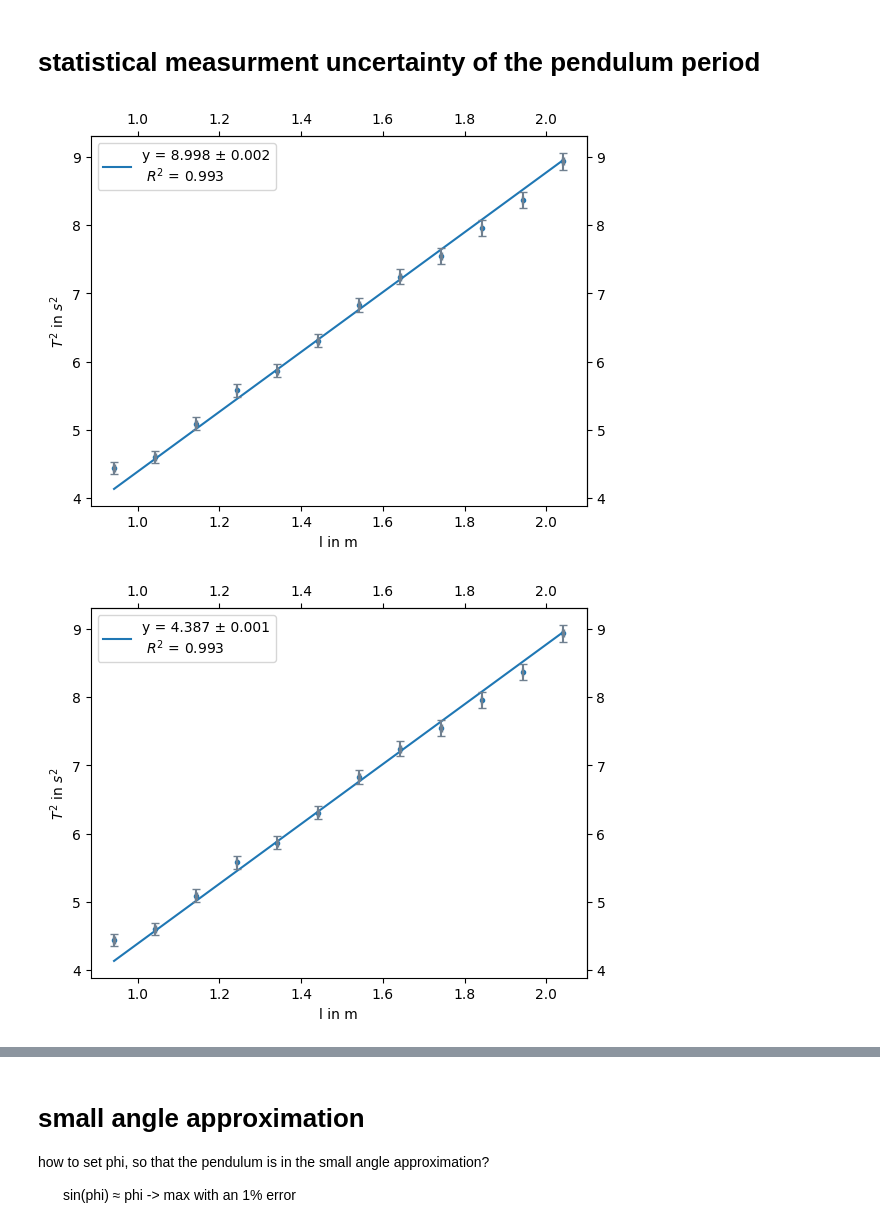
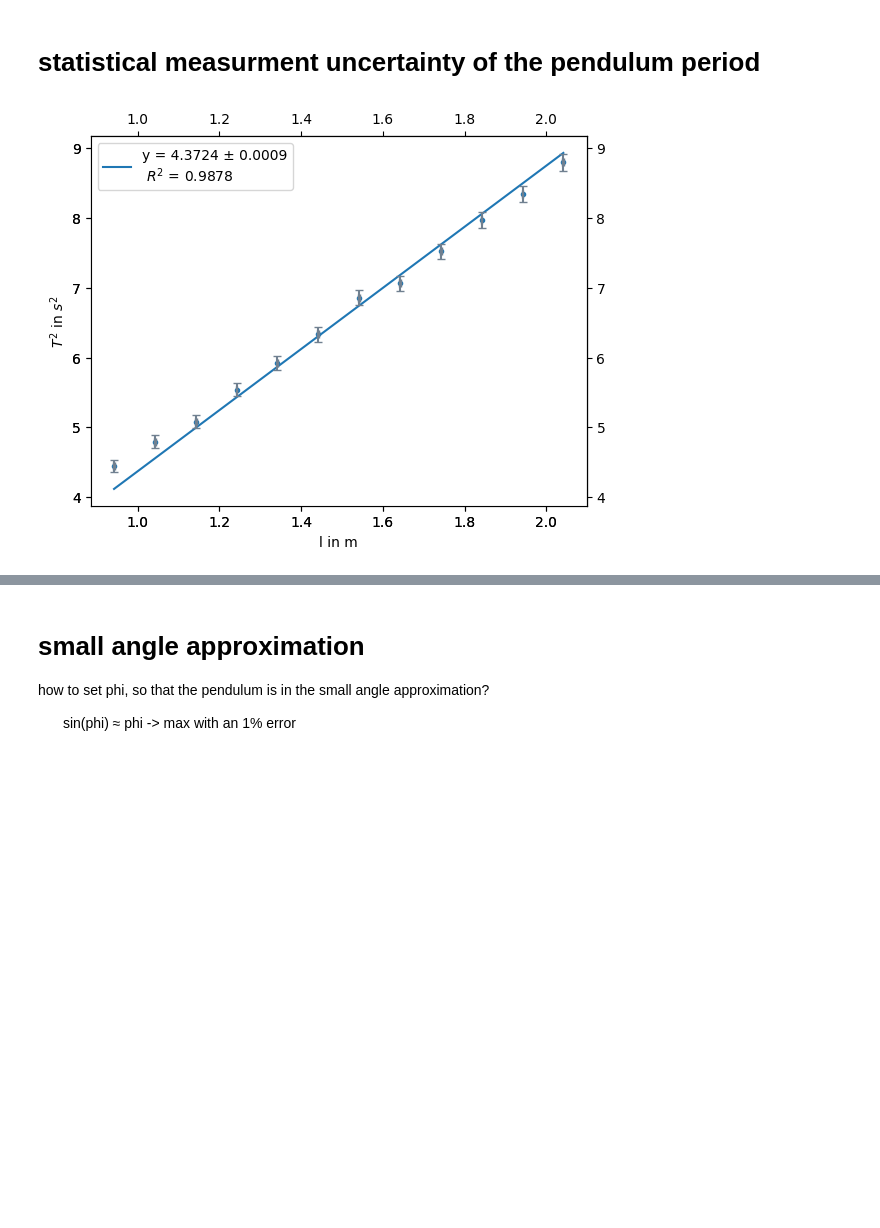
Before and after one commit to huyenanh-nguyen/MB14_Classical_mechanics, a Jupyter notebook: Pendulum/F3_Pendulum.ipynb, the cells around one changed output, grey strips where cells are left out. Saved outputs shown, nothing was run; the diff lists cells and outputs as text; code cells hidden in the pictures; blank space fills up the shorter version.

```diff
--- a/Pendulum/F3_Pendulum.ipynb
+++ b/Pendulum/F3_Pendulum.ipynb
@@ -14,14 +14,13 @@ from pendulum import Pendulum
 # %%
 excel = PurePath(str(Path.cwd()) + "/" + ("F3_Fadenpendel_oscar.xlsx"))
 excelanh = PurePath(str(Path.cwd()) + "/" + ("F3_Fadenpendel.xlsx"))
 oma = Pendulum(excel)
 mao = Pendulum(excelanh)
 
-oma.plot_slope(0.001, 0.0012, 0.01, 0.1)
-oma.plot_through_origin(0.001, 0.0012, 0.01, 0.1)
+# oma.plot_slope(0.001, 0.0012, 0.01, 0.1)
+# oma.combinedplot(0.001, 0.0012, 0.01, 0.1)
 
-mao.plot_slope(0.001, 0.0012, 0.01, 0.1)
-mao.plot_through_origin(0.001, 0.0012, 0.01, 0.1)
+# mao.plot_slope(0.001, 0.0012, 0.01, 0.1)
+mao.combinedplot(0.001, 0.0012, 0.01, 0.1)
 # %% [output]
-[figure, old version]
+[figure, new version]
-[figure, removed]
```
Also changed, not shown: parts of 2 cells of this notebook, 4 other files.
